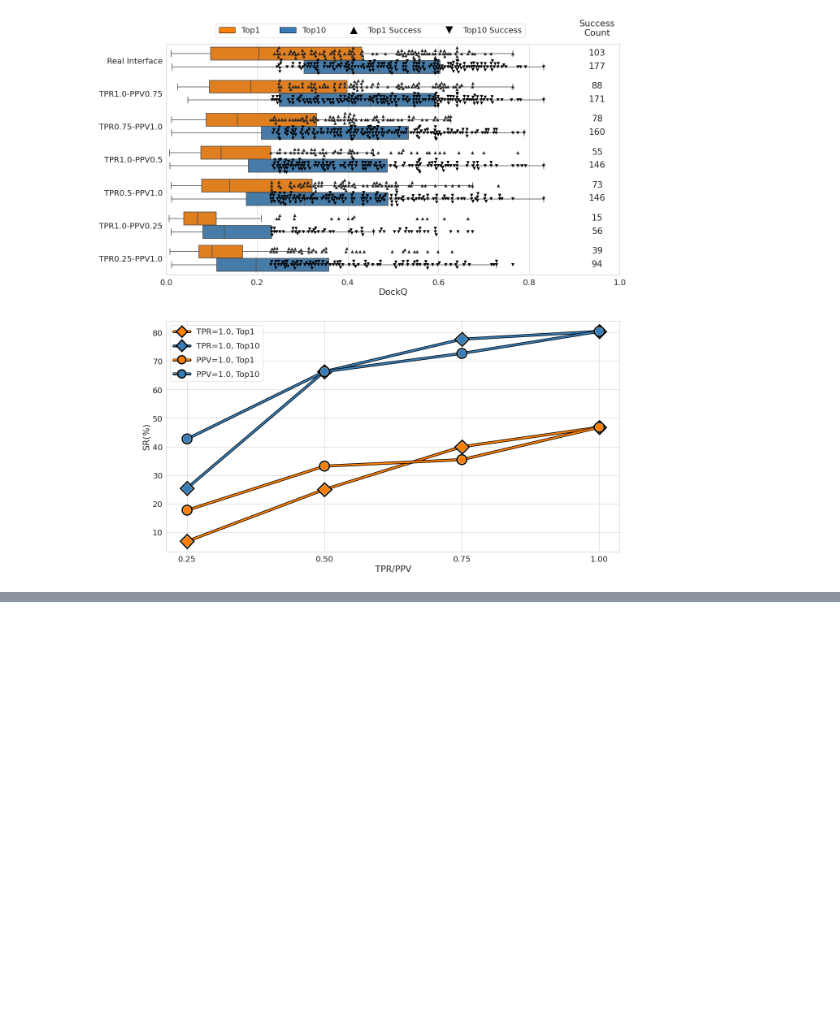
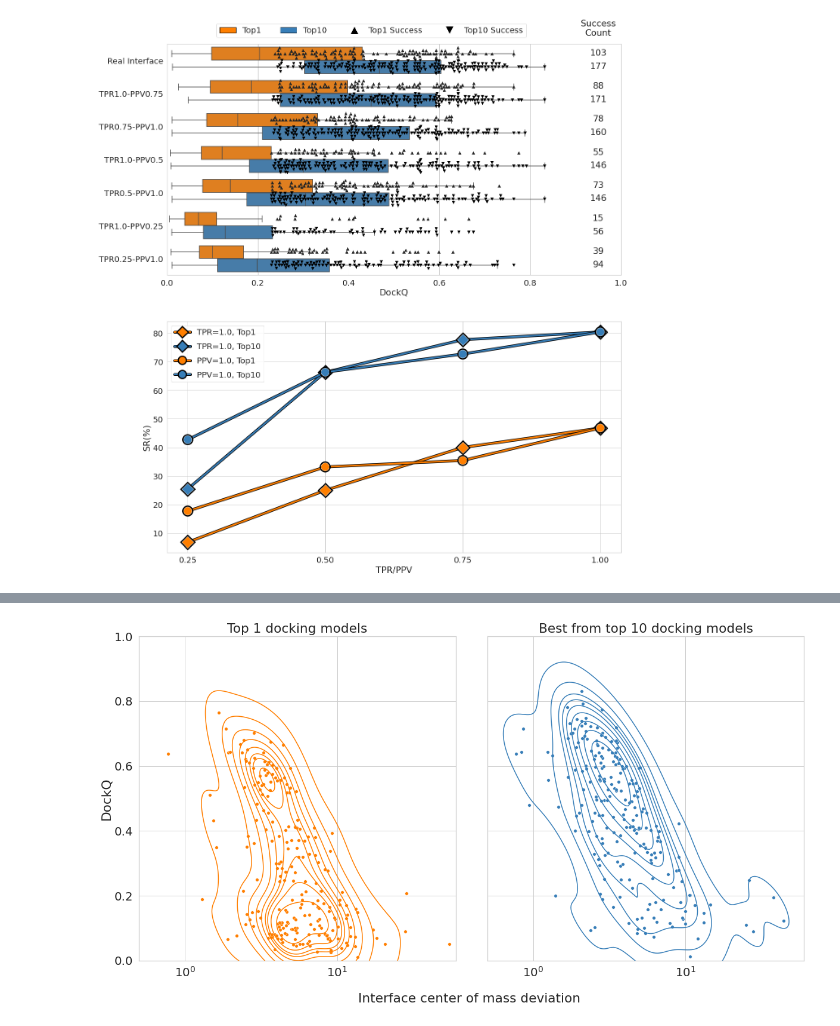
Before and after one commit to ElofssonLab/BindingSite_docking, a Jupyter notebook: src/plot_notebook.ipynb, the cells around one changed output, grey strips where cells are left out. Saved outputs shown, nothing was run; the diff lists cells and outputs as text; code cells hidden in the pictures; blank space fills up the shorter version.

```diff
--- a/src/plot_notebook.ipynb
+++ b/src/plot_notebook.ipynb
@@ -813,4 +875,5 @@ for code in codelist:
 # %%
+##### OVERLAP PREDICTION DRIVEN DOCKING SUCCESS / BASELINE DOCKING SUCCESS
 dic = {}
 for tag in tags:
     if tag in ['ISP_CRF', 'BIP2']: continue
@@ -827,4 +890,12 @@ for code in codelist:
         if max(dockqs[tag][code]) > 0.23: dic[tag] += 1
 
 print (dic)
+
+aace = []
+bip2 = []
+for code in codelist:
+    aace.append(max(dockqs['aace'][code]))
+    bip2.append(max(dockqs['BIP2'][code]))
+
+print (round(spearmanr(aace, bip2)[0], 2))
 # %% [output]
@@ -1175,0 +1560,22 @@ fig.savefig(bsfolder+'pictures/allcorr1.png')
+# %%
+sb.set_palette(palette=palette1)
+fig, axes = plt.subplots(1, 2, figsize=(20, 10), sharey=True)
+sb.scatterplot(x='Int.CoM distance', y='DockQ', data=datatop1, s=30, color='C0', ax=axes[0])
+sb.scatterplot(x='Int.CoM distance', y='DockQ', data=datatop10, s=30, color='C1', ax=axes[1])
+
+sb.kdeplot(x='Int.CoM distance', y='DockQ', data=datatop1, color='C0', log_scale=(True,False), ax=axes[0])
+sb.kdeplot(x='Int.CoM distance', y='DockQ', data=datatop10, color='C1', log_scale=(True,False), ax=axes[1])
+
+axes[0].set_xlim(0.5,60)
+axes[0].set_ylim(0,1)
+axes[1].set_xlim(0.5,60)
+axes[1].set_ylim(0,1)
+axes[0].set_xlabel('')
+axes[1].set_xlabel('')
+axes[0].title.set_text('Top 1 docking models')
+axes[1].title.set_text('Best from top 10 docking models')
+fig.text(0.51, 0.05, 'Interface center of mass deviation', ha='center', va='top')
+plt.subplots_adjust(wspace=0.1)
+fig.savefig(bsfolder+'pictures/real_interfaces_docking_CoM_deviation.png')
+# %% [output]
+[figure, added]
```
Also changed, not shown: parts of 21 cells of this notebook, 51 other files.
